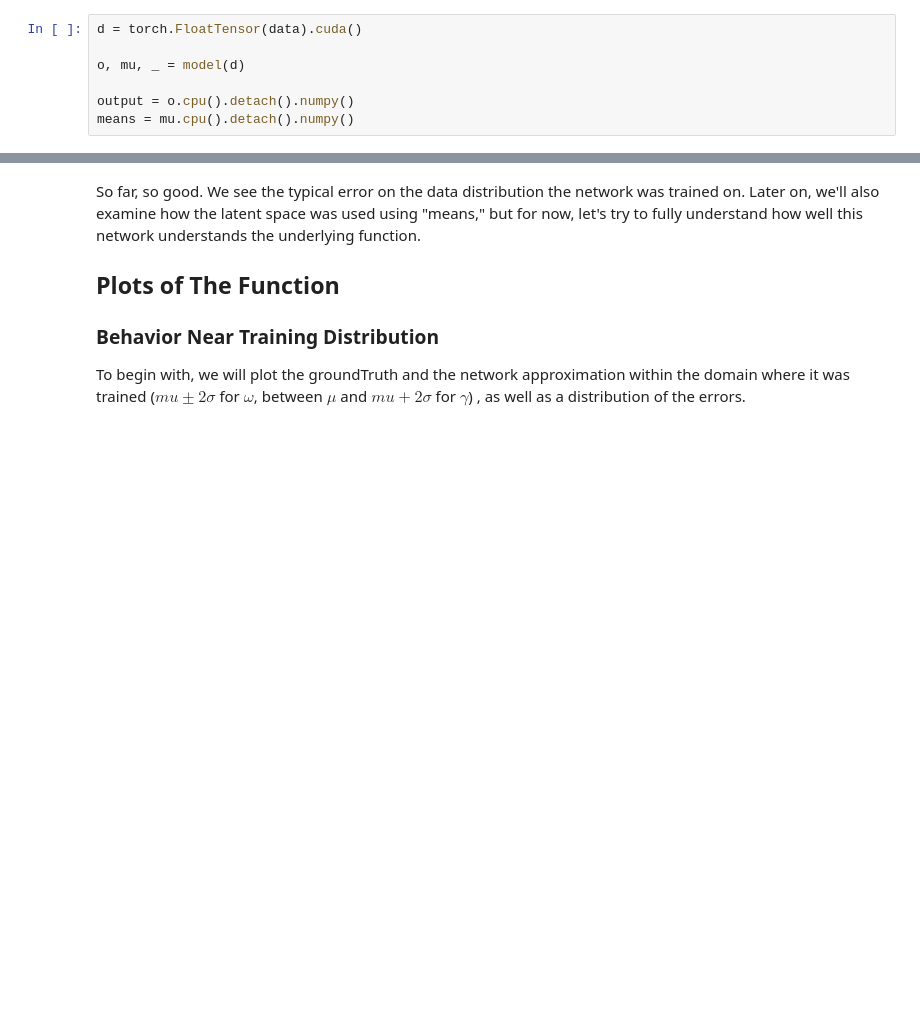
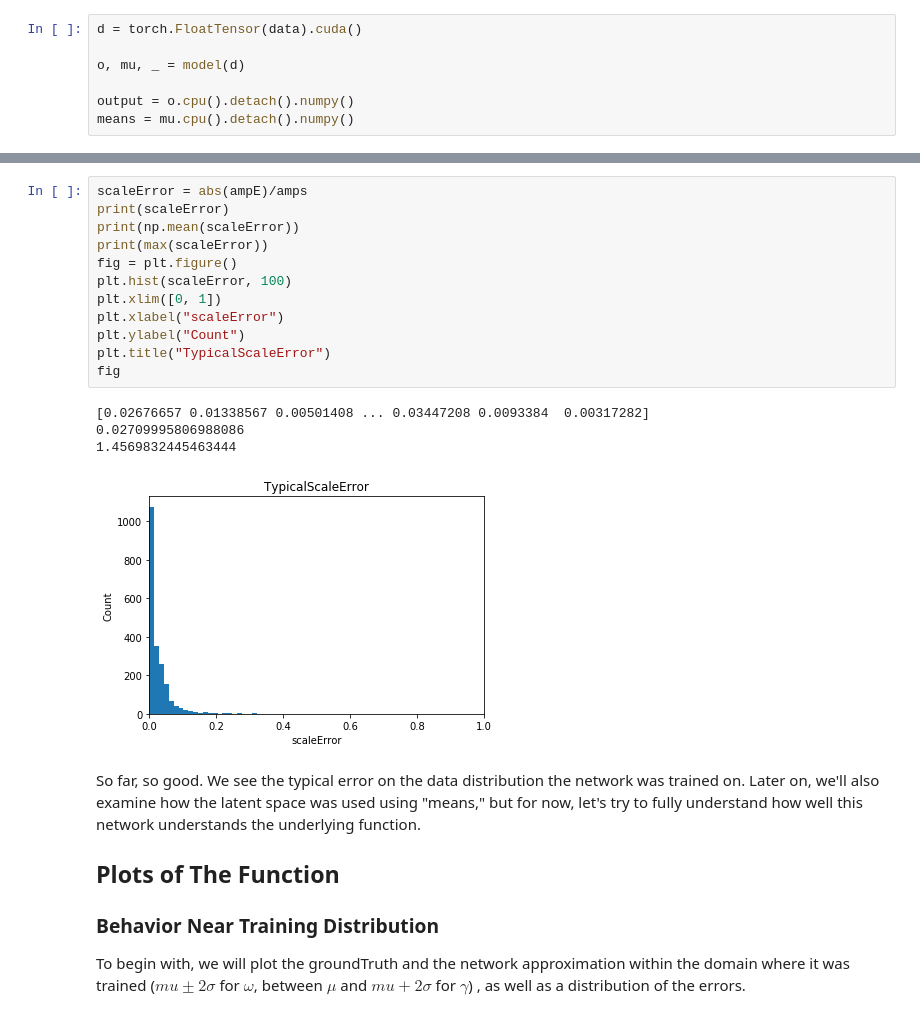
Before and after one commit to atbolsh/Aexam, a Jupyter notebook: Plotting peak_broad model.ipynb, the cells around one changed output, grey strips where cells are left out. Saved outputs shown, nothing was run; the diff lists cells and outputs as text; blank space fills up the shorter version.

```diff
--- a/Plotting peak_broad model.ipynb
+++ b/Plotting peak_broad model.ipynb
@@ -127,3 +127,20 @@ Typical amp error / amp range
+# %%
+scaleError = abs(ampE)/amps
+print(scaleError)
+print(np.mean(scaleError))
+print(max(scaleError))
+fig = plt.figure()
+plt.hist(scaleError, 100)
+plt.xlim([0, 1])
+plt.xlabel("scaleError")
+plt.ylabel("Count")
+plt.title("TypicalScaleError")
+fig
+# %% [output]
+[0.02676657 0.01338567 0.00501408 ... 0.03447208 0.0093384  0.00317282]
+0.02709995806988086
+1.4569832445463444
+[figure, added]
 # %% [markdown]
 So far, so good. We see the typical error on the data distribution the network was trained on. Later on, we'll also examine how the latent space was used using "means," but for now, let's try to fully understand how well this network understands the underlying function.
 
```
Also changed, not shown: parts of 12 cells of this notebook, 2 other files.
